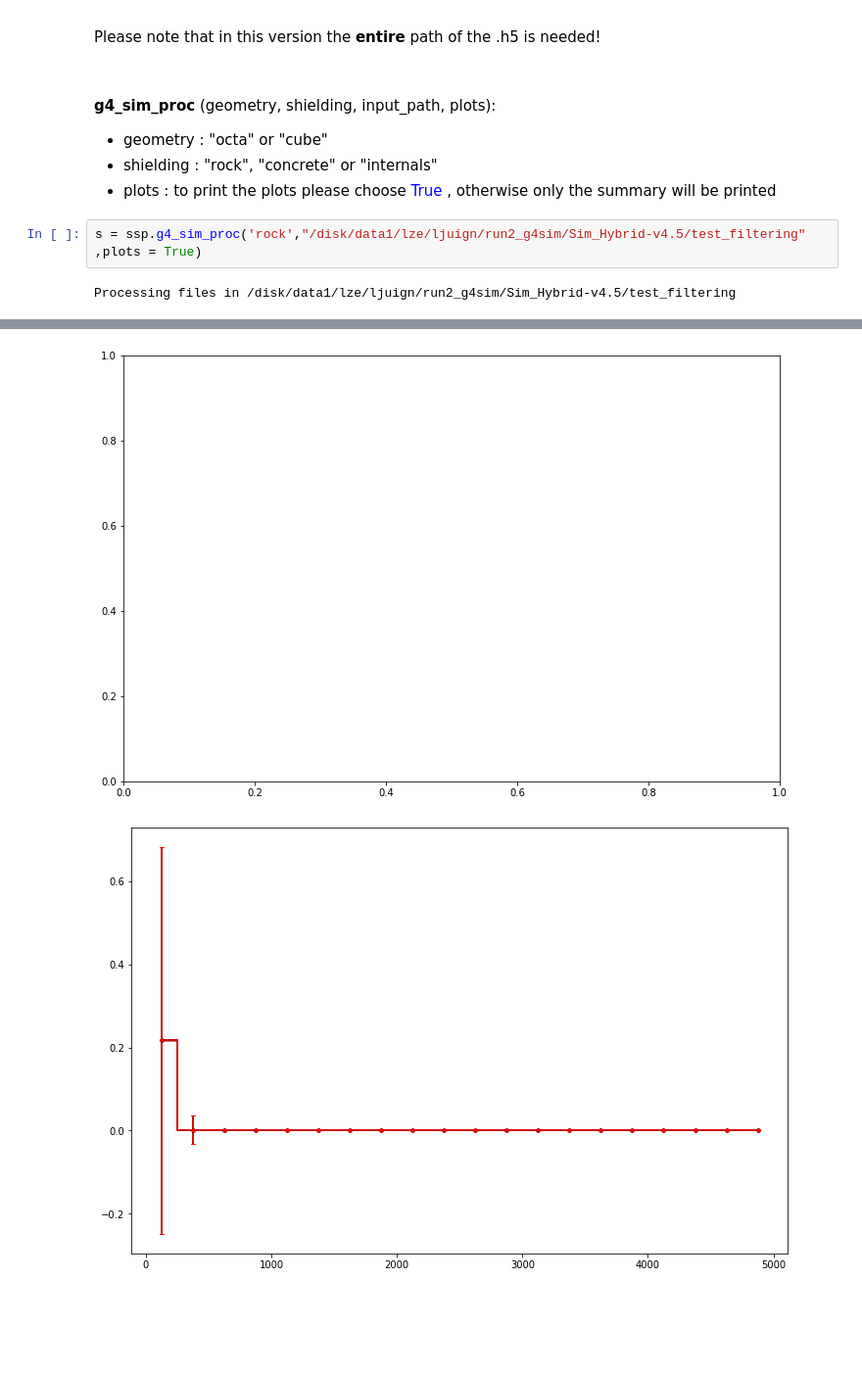
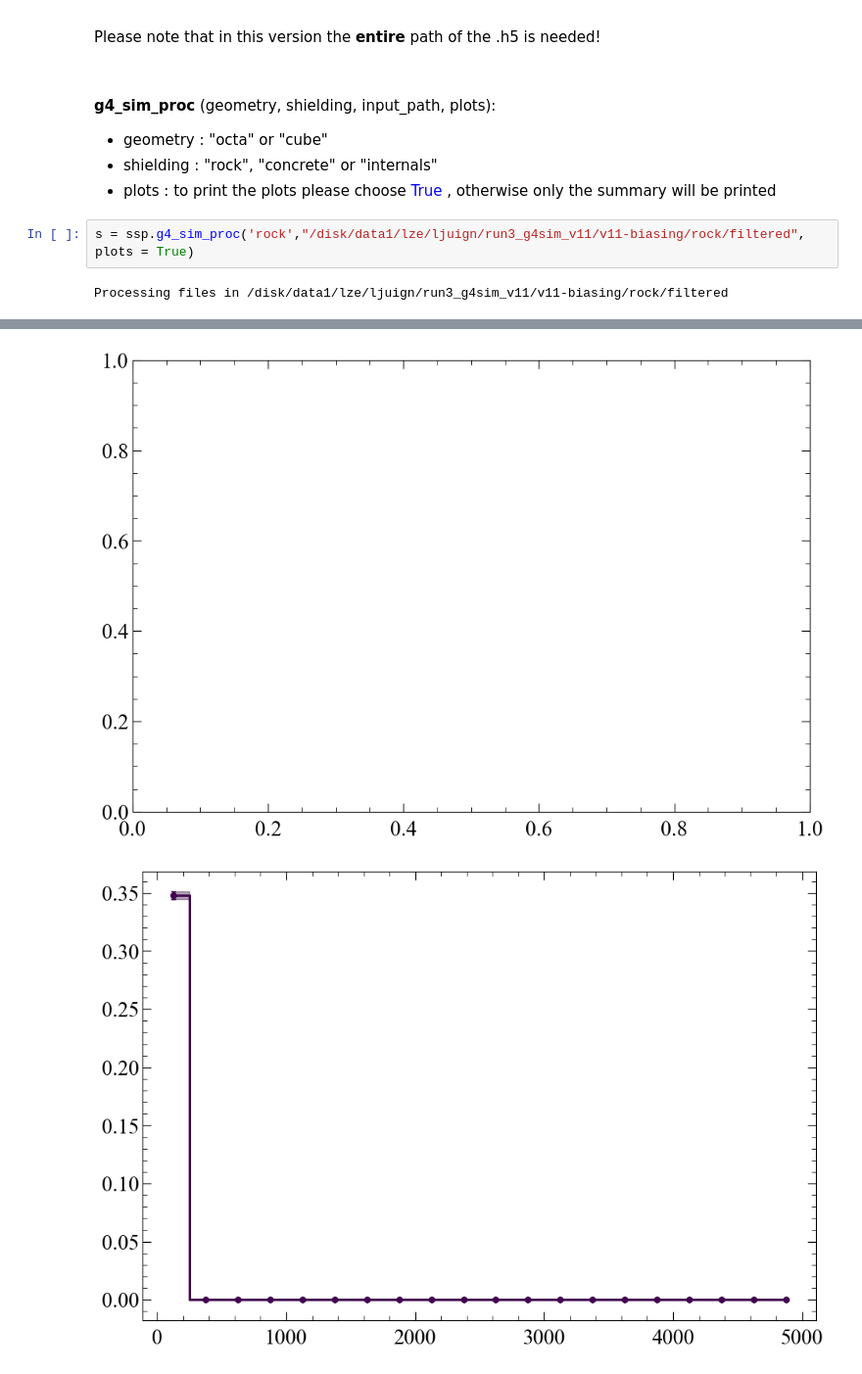
Before and after one commit to lesliejuigne/TESSERACT_Simulation_Analysis, a Jupyter notebook: processing/tesssa_demo.ipynb, the cells around one changed output, grey strips where cells are left out. Shown at 98% size. Cells and saved outputs as stored; diff of their text form; blank space fills up the shorter version.

```diff
--- a/processing/tesssa_demo.ipynb
+++ b/processing/tesssa_demo.ipynb
@@ -38,6 +38,6 @@ Please note that in this version the **entire** path of the .h5 is needed!
 * shielding : "rock", "concrete" or "internals"
 * plots : to print the plots please choose <span style="color:blue">True</span> , otherwise only the summary will be printed
 # %%
-s = ssp.g4_sim_proc('rock',"/disk/data1/lze/ljuign/run2_g4sim/Sim_Hybrid-v4.5/test_filtering" ,plots = True)
+s = ssp.g4_sim_proc('rock',"/disk/data1/lze/ljuign/run3_g4sim_v11/v11-biasing/rock/filtered", plots = True)
 # %% [output]
-Processing files in /disk/data1/lze/ljuign/run2_g4sim/Sim_Hybrid-v4.5/test_filtering
+Processing files in /disk/data1/lze/ljuign/run3_g4sim_v11/v11-biasing/rock/filtered
@@ -64,2 +66,2 @@ R = 2.18e-01 ± 2.09e-03 counts/keV.day.kg
-[figure, old version]
+[figure, new version]
-[figure, old version]
+[figure, new version]
```
Also changed, not shown: parts of 6 cells of this notebook, 12 other files.
